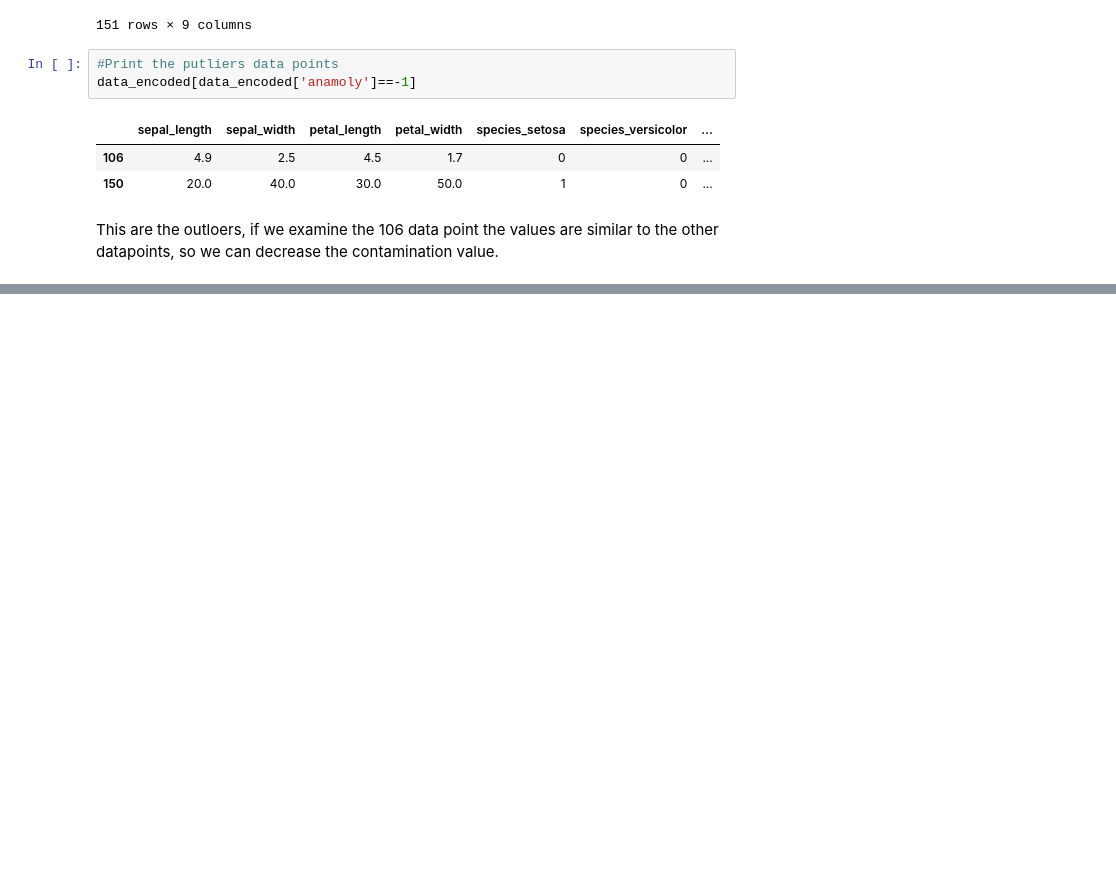
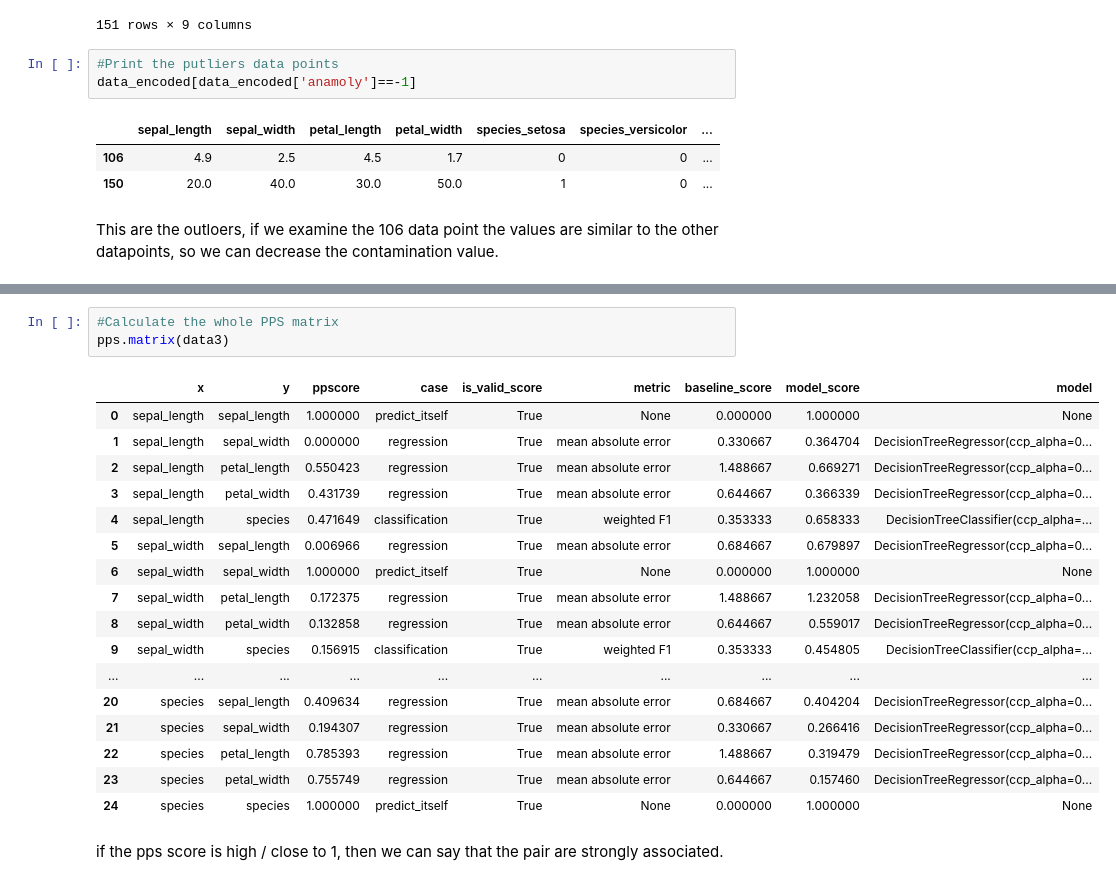
Before and after one commit to vidjaydas/Data_Science_Python, a Jupyter notebook: EDA_2_Iris_dataset.ipynb, the cells around one changed output, grey strips where cells are left out. Cells and saved outputs as stored; diff of their text form; blank space fills up the shorter version.

```diff
--- a/EDA_2_Iris_dataset.ipynb
+++ b/EDA_2_Iris_dataset.ipynb
@@ -237,0 +295,23 @@ This are the outloers, if we examine the 106 data point the values are similar t
+# %%
+#Calculate the whole PPS matrix
+pps.matrix(data3)
+# %% [output]
+|  | x | y | ppscore | case | is_valid_score | metric | baseline_score | model_score | model |
+| 0 | sepal_length | sepal_length | 1.000000 | predict_itself | True | None | 0.000000 | 1.000000 | None |
+| 1 | sepal_length | sepal_width | 0.000000 | regression | True | mean absolute error | 0.330667 | 0.364704 | DecisionTreeRegressor(ccp_alpha=0... |
+| 2 | sepal_length | petal_length | 0.550423 | regression | True | mean absolute error | 1.488667 | 0.669271 | DecisionTreeRegressor(ccp_alpha=0... |
+| 3 | sepal_length | petal_width | 0.431739 | regression | True | mean absolute error | 0.644667 | 0.366339 | DecisionTreeRegressor(ccp_alpha=0... |
+| 4 | sepal_length | species | 0.471649 | classification | True | weighted F1 | 0.353333 | 0.658333 | DecisionTreeClassifier(ccp_alpha=... |
+| 5 | sepal_width | sepal_length | 0.006966 | regression | True | mean absolute error | 0.684667 | 0.679897 | DecisionTreeRegressor(ccp_alpha=0... |
+| 6 | sepal_width | sepal_width | 1.000000 | predict_itself | True | None | 0.000000 | 1.000000 | None |
+| 7 | sepal_width | petal_length | 0.172375 | regression | True | mean absolute error | 1.488667 | 1.232058 | DecisionTreeRegressor(ccp_alpha=0... |
+| 8 | sepal_width | petal_width | 0.132858 | regression | True | mean absolute error | 0.644667 | 0.559017 | DecisionTreeRegressor(ccp_alpha=0... |
+| 9 | sepal_width | species | 0.156915 | classification | True | weighted F1 | 0.353333 | 0.454805 | DecisionTreeClassifier(ccp_alpha=... |
+| ... | ... | ... | ... | ... | ... | ... | ... | ... | ... |
+| 20 | species | sepal_length | 0.409634 | regression | True | mean absolute error | 0.684667 | 0.404204 | DecisionTreeRegressor(ccp_alpha=0... |
+| 21 | species | sepal_width | 0.194307 | regression | True | mean absolute error | 0.330667 | 0.266416 | DecisionTreeRegressor(ccp_alpha=0... |
+| 22 | species | petal_length | 0.785393 | regression | True | mean absolute error | 1.488667 | 0.319479 | DecisionTreeRegressor(ccp_alpha=0... |
+| 23 | species | petal_width | 0.755749 | regression | True | mean absolute error | 0.644667 | 0.157460 | DecisionTreeRegressor(ccp_alpha=0... |
+| 24 | species | species | 1.000000 | predict_itself | True | None | 0.000000 | 1.000000 | None |
+# %% [markdown]
+if the pps score is high / close to 1, then we can say that the pair are strongly associated.
```
Also changed, not shown: parts of 6 cells of this notebook.
